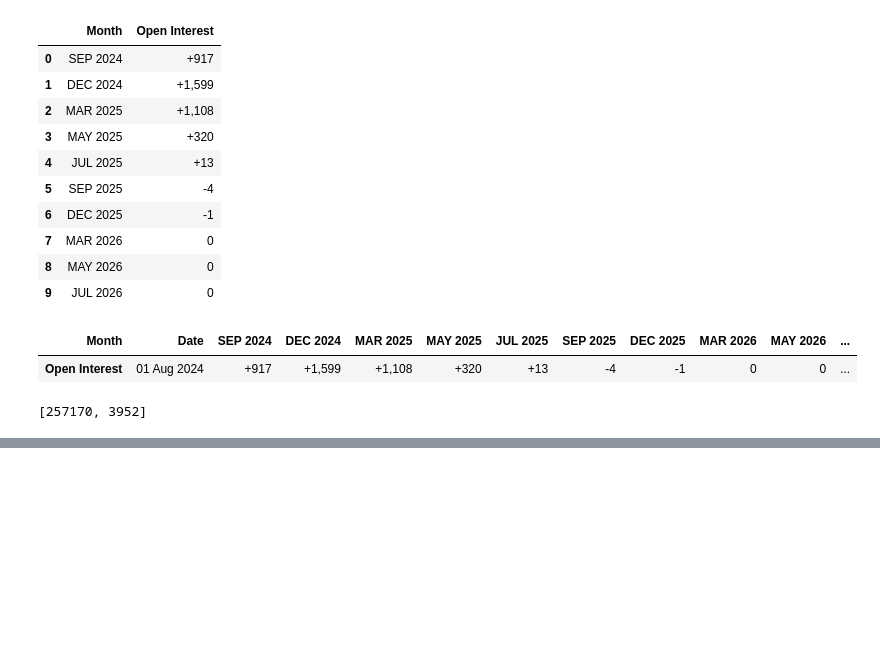
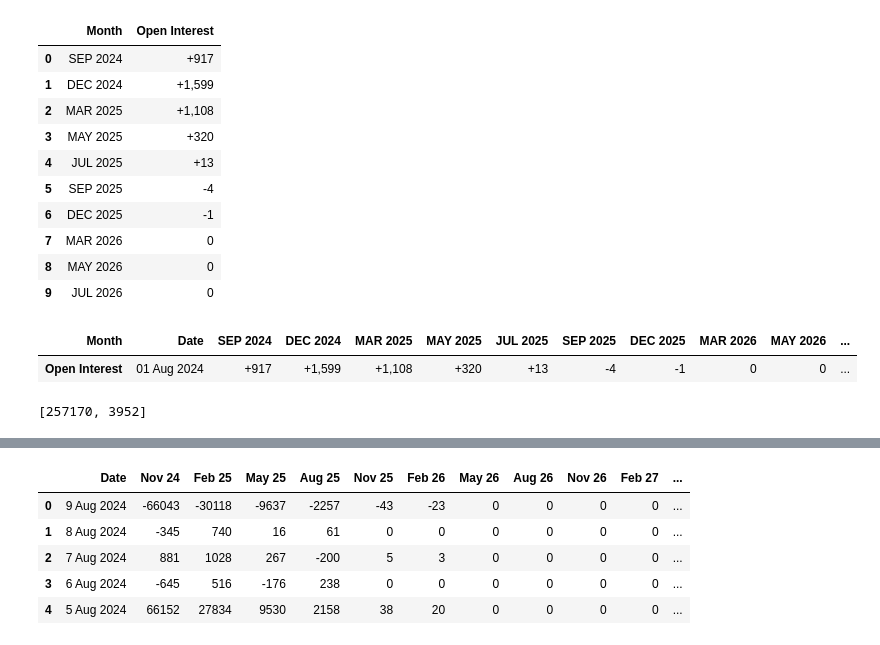
Before and after one commit to anmol201212/TacticalQuant, a Jupyter notebook: OI/OI_Automate.ipynb, the cells around one changed output, grey strips where cells are left out. Saved outputs shown, nothing was run; the diff lists cells and outputs as text; code cells hidden in the pictures; blank space fills up the shorter version.

```diff
--- a/OI/OI_Automate.ipynb
+++ b/OI/OI_Automate.ipynb
@@ -355,0 +421,10 @@ df_new.to_csv('temp.csv',index=False)
+# %%
+temp_df2.iloc[:,1:-1] = data
+temp_df2
+# %% [output]
+|  | Date | Nov 24 | Feb 25 | May 25 | Aug 25 | Nov 25 | Feb 26 | May 26 | Aug 26 | Nov 26 | Feb 27 | ... |
+| 0 | 9 Aug 2024 | -66043 | -30118 | -9637 | -2257 | -43 | -23 | 0 | 0 | 0 | 0 | ... |
+| 1 | 8 Aug 2024 | -345 | 740 | 16 | 61 | 0 | 0 | 0 | 0 | 0 | 0 | ... |
+| 2 | 7 Aug 2024 | 881 | 1028 | 267 | -200 | 5 | 3 | 0 | 0 | 0 | 0 | ... |
+| 3 | 6 Aug 2024 | -645 | 516 | -176 | 238 | 0 | 0 | 0 | 0 | 0 | 0 | ... |
+| 4 | 5 Aug 2024 | 66152 | 27834 | 9530 | 2158 | 38 | 20 | 0 | 0 | 0 | 0 | ... |
```
Also changed, not shown: parts of 15 cells of this notebook, 15 other files.
